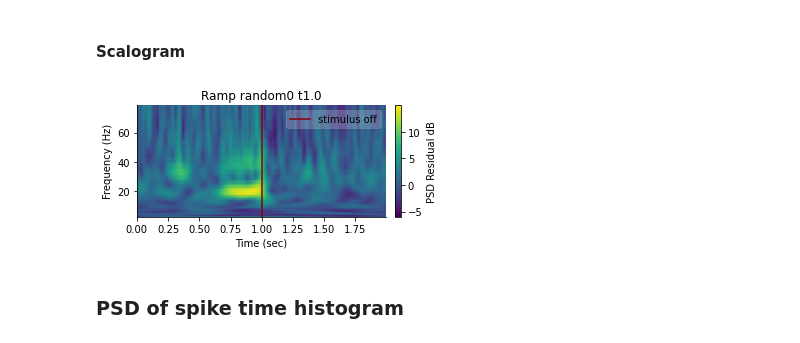
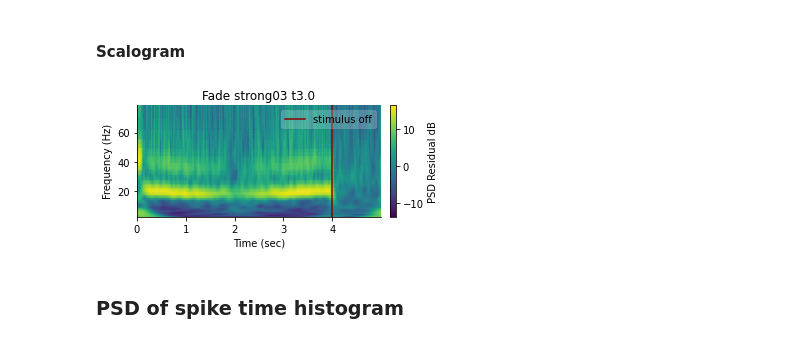
Before and after one commit to chenziao/M1ten_thousand, a Jupyter notebook: Analysis/Analyze_PSD.ipynb, the cells around one changed output. Drawn from its saved outputs; the diff is of its cells as text; code cells hidden in the pictures.

```diff
--- a/Analysis/Analyze_PSD.ipynb
+++ b/Analysis/Analyze_PSD.ipynb
@@ -10,7 +10,7 @@ from analysis import plot, utils, process # importing analysis module enables im
 
 %matplotlib inline
 
-TRIAL_NAME = "ramp_a0_t1.0_rand"
+TRIAL_NAME = "fade_a03_t3.0_div"
 RESULT_PATH = "simulation_results"
 TRIAL_PATH = os.path.join(RESULT_PATH, TRIAL_NAME)
 
@@ -280,27 +272,27 @@ if savefig:
     figsize = (10, 2.5)
     sxx_plt_range = [2.0, 80.0]
 
-# fig1, axs1 = plt.subplots(n_channel, 1, figsize=(figsize[0], figsize[1] * n_channel), squeeze=False)
-# for i, ax in enumerate(axs1.ravel()):
-#     sxx = lfp_sxx.isel(channel_id=i).drop('cone_of_influence_frequency')
-#     if remove_aperiodic is None:
-#         fooof_results = None
-#     else:
-#         sxx_tot = sxx.PSD.mean(dim='time')
-#         fooof_results, _ = plot.fit_fooof(sxx_tot.frequency.values, sxx_tot.values, **remove_aperiodic)
-#     _ = plot.plot_spectrogram(sxx, remove_aperiodic=fooof_results, log_power=log_power,
-#                               plt_range=sxx_plt_range, clr_freq_range=clr_freq_range, pad=0.01, ax=ax)
+fig1, axs1 = plt.subplots(n_channel, 1, figsize=(figsize[0], figsize[1] * n_channel), squeeze=False)
+for i, ax in enumerate(axs1.ravel()):
+    sxx = lfp_sxx.isel(channel_id=i).drop('cone_of_influence_frequency')
+    if remove_aperiodic is None:
+        fooof_results = None
+    else:
+        sxx_tot = sxx.PSD.mean(dim='time')
+        fooof_results, _ = plot.fit_fooof(sxx_tot.frequency.values, sxx_tot.values, **remove_aperiodic)
+    _ = plot.plot_spectrogram(sxx, remove_aperiodic=fooof_results, log_power=log_power,
+                              plt_range=sxx_plt_range, clr_freq_range=clr_freq_range, pad=0.01, ax=ax)
 
-#     ax.set_title(f'channel {sxx.channel_id.item():d}')
-#     if not isbaseline:
-#         if not savefig:
-#             ax.axvline(t_start, color='gray', label='pre stimulus')
-#         for j, win in enumerate(windows):
-#             labels = [None, None] if j else ['stimulus on', 'stimulus off']
-#             ax.axvline(win[0], color='orange', label=labels[0])
-#             ax.axvline(win[1], color='darkred', label=labels[1])
-#     ax.legend(loc='upper right', framealpha=0.2)
-# plt.tight_layout()
+    ax.set_title(f'channel {sxx.channel_id.item():d}')
+    if not isbaseline:
+        if not savefig:
+            ax.axvline(t_start, color='gray', label='pre stimulus')
+        for j, win in enumerate(windows):
+            labels = [None, None] if j else ['stimulus on', 'stimulus off']
+            ax.axvline(win[0], color='orange', label=labels[0])
+            ax.axvline(win[1], color='darkred', label=labels[1])
+    ax.legend(loc='upper right', framealpha=0.2)
+plt.tight_layout()
 
 if savefig:
     figsize = (5, 2.5)
@@ -329,36 +321,36 @@ if not isbaseline:
 if savefig:
     if not isbaseline:
         if isstandard:
             for ax in axs2.ravel():
                 ax.set_title('Averaged')
 
             n_cycle = 3
             start_cycle = 1
             t_cycle = on_time + off_time
             xl = [t_start + start_cycle * t_cycle - 0.5 * off_time, t_start + (start_cycle + n_cycle) * t_cycle - 0.5 * off_time]
             for ax in axs1.ravel():
                 ax.set_xlim(xl)
                 ax.set_ylim(top=80.)
 
                 # ax.set_title('Short Pulse')
                 ax.set_title('Long Pulse')
 
             # plot.savefig(fig1, 'Fig2_D2A') # short_rand
             # plot.savefig(fig2, 'Fig2_D3A') # short_rand
             # plot.savefig(fig1, 'Fig2_D2B') # long_rand
-            plot.savefig(fig2, 'Fig2_D3B') # long_rand
+            # plot.savefig(fig2, 'Fig2_D3B') # long_rand
         else:
-            trial_label = utils.get_trial_label(TRIAL_NAME).replace('_', ' ')
+            trial_label = utils.get_trial_label(TRIAL_NAME, dlm=' ')
             trial_label = trial_label[0].upper() + trial_label[1:]
             for ax in axs2.ravel():
                 ax.set_title(trial_label)
 
             fig_dir = os.path.join(plot.FIG_PATH, 'Fig_3')
             plot.savefig(fig2, 'Spectrogram-' + trial_label, dir=fig_dir) # others
 
 plt.show()
 # %% [output]
-[figure, old version]
+[figure, new version]
 # %% [markdown]
 ### PSD of spike time histogram
 # %%
```
Also changed, not shown: parts of 9 cells of this notebook, 4 other files.
